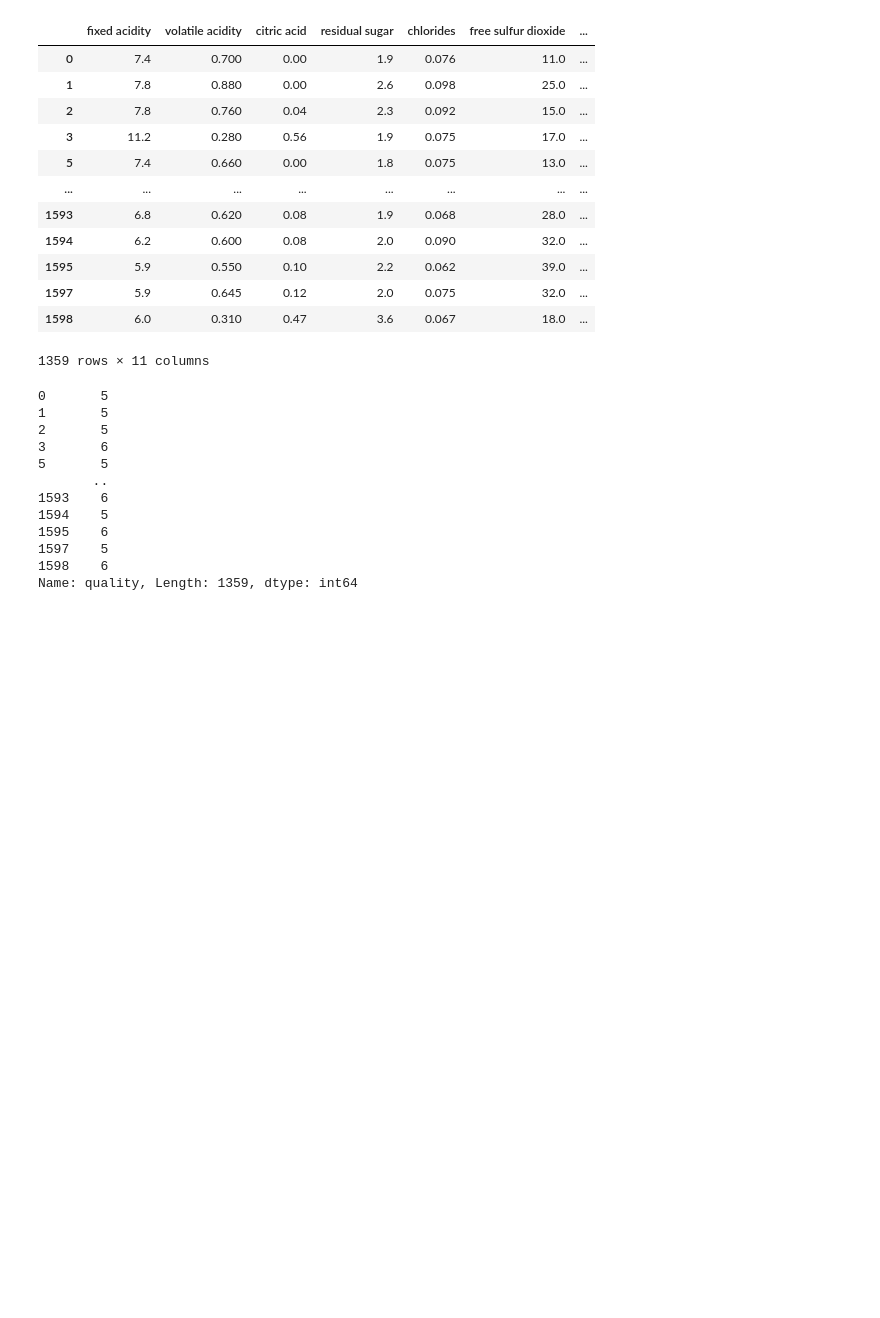
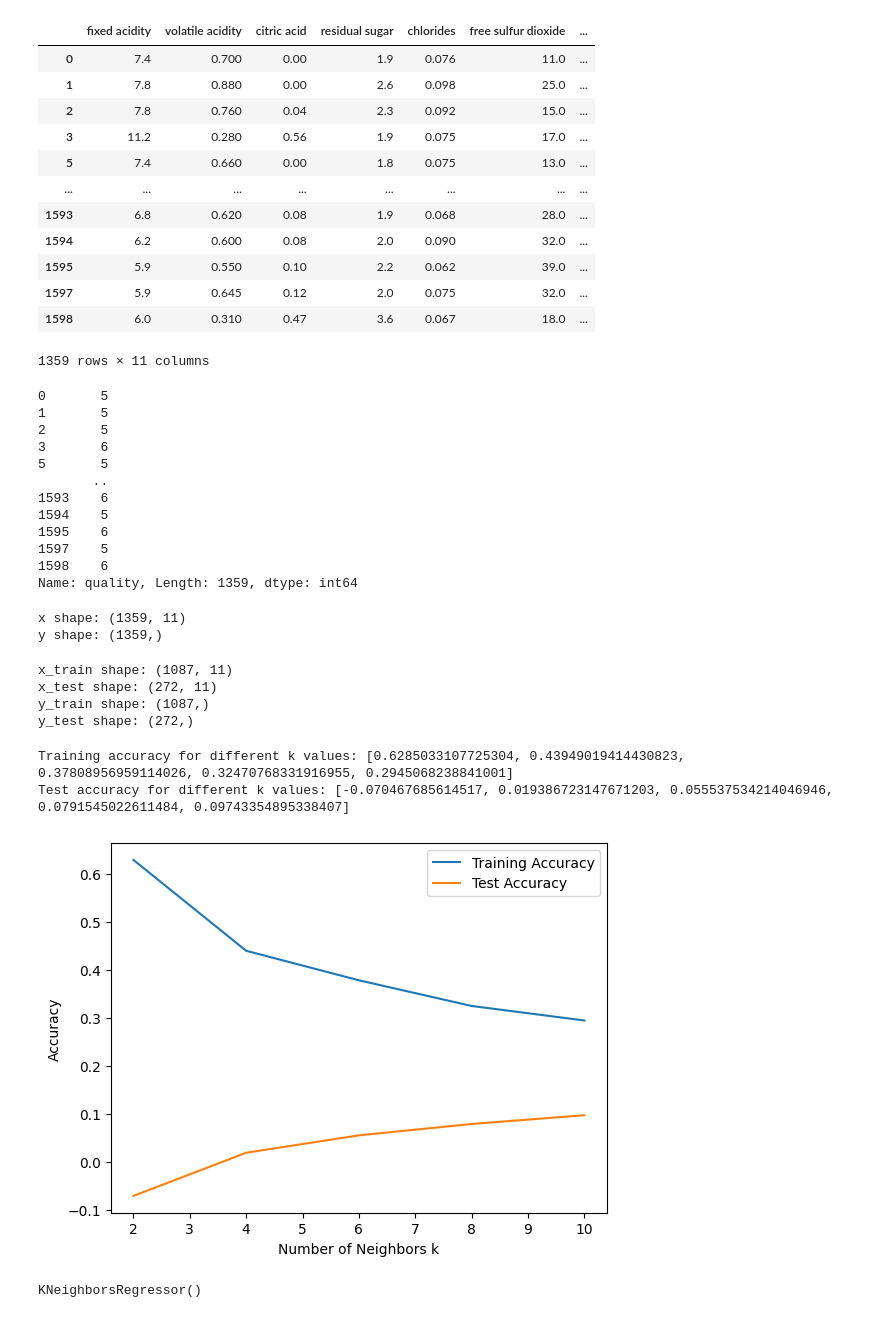
Before and after one commit to sahan200401/wine-quality-ml, a Jupyter notebook: SRC/red_wine/red_wine_prdiction_model.ipynb, the cells around one changed output. Drawn from its saved outputs; the diff is of its cells as text; code cells hidden in the pictures; blank space fills up the shorter version.

```diff
--- a/SRC/red_wine/red_wine_prdiction_model.ipynb
+++ b/SRC/red_wine/red_wine_prdiction_model.ipynb
@@ -131,3 +135,51 @@ y
 1597    5
 1598    6
 Name: quality, Length: 1359, dtype: int64
+# %%
+print(f"x shape: {x.shape}")
+print(f"y shape: {y.shape}")
+# %% [output]
+x shape: (1359, 11)
+y shape: (1359,)
+# %%
+x_train,x_test,y_train,y_test = train_test_split(x,y,test_size=0.2,random_state=42)
+# %%
+print(f"x_train shape: {x_train.shape}")
+print(f"x_test shape: {x_test.shape}")
+print(f"y_train shape: {y_train.shape}")
+print(f"y_test shape: {y_test.shape}")
+# %% [output]
+x_train shape: (1087, 11)
+x_test shape: (272, 11)
+y_train shape: (1087,)
+y_test shape: (272,)
+# %%
+k_neighbors = range(2,11,2)
+training_accuracy = []
+test_accuracy = []
+
+for i in k_neighbors:
+    knn = KNeighborsRegressor(n_neighbors=i)
+    knn.fit(x_train,y_train)
+    training_accuracy.append(knn.score(x_train,y_train))
+    test_accuracy.append(knn.score(x_test,y_test))
+
+print("Training accuracy for different k values:", training_accuracy)
+print("Test accuracy for different k values:", test_accuracy)
+# %% [output]
+Training accuracy for different k values: [0.6285033107725304, 0.43949019414430823, 0.37808956959114026, 0.32470768331916955, 0.2945068238841001]
+Test accuracy for different k values: [-0.070467685614517, 0.019386723147671203, 0.055537534214046946, 0.0791545022611484, 0.09743354895338407]
+# %%
+plt.plot(k_neighbors,training_accuracy,label='Training Accuracy')
+plt.plot(k_neighbors,test_accuracy,label='Test Accuracy')
+plt.xlabel('Number of Neighbors k')
+plt.ylabel('Accuracy')
+plt.legend()
+plt.show()
+# %% [output]
+[figure, added]
+# %%
+model = KNeighborsRegressor(n_neighbors=5)
+model.fit(x_train,y_train)
+# %% [output]
+KNeighborsRegressor()
```
Also changed, not shown: parts of 8 cells of this notebook.
